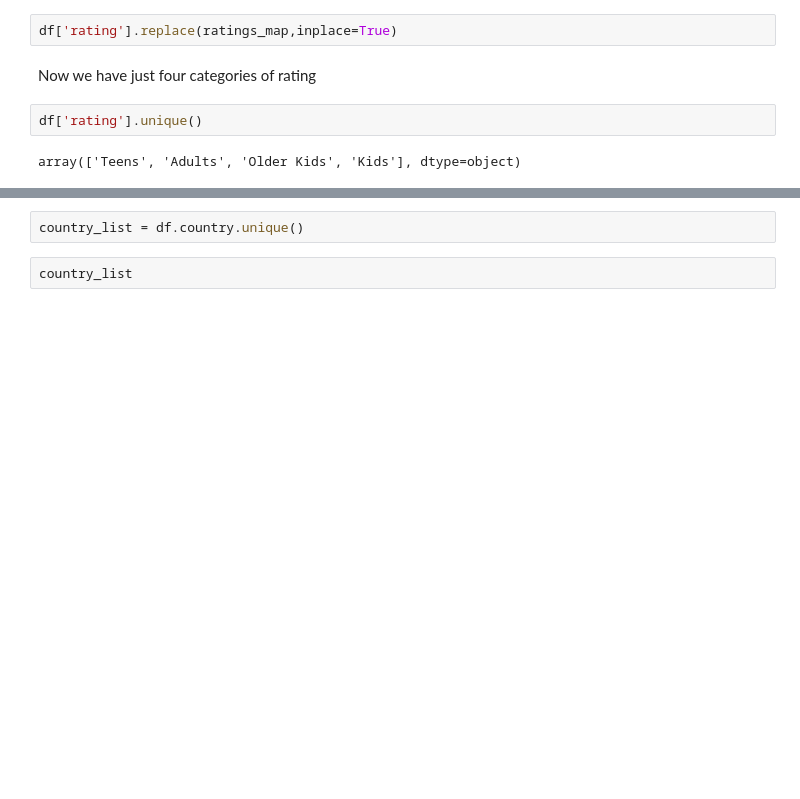
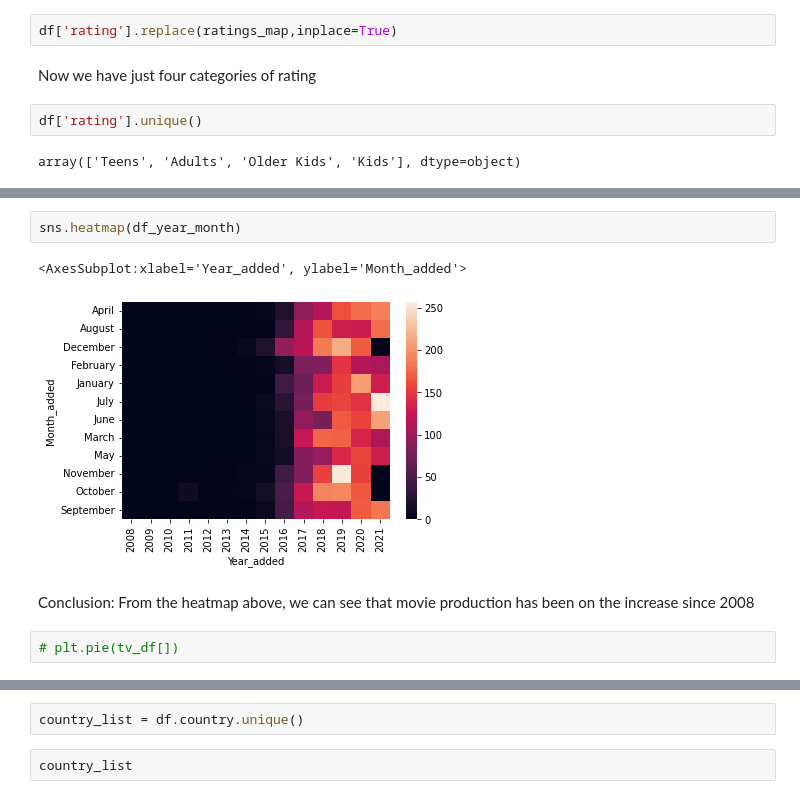
Before and after one commit to luscious-dev/netflix_eda, a Jupyter notebook: my_netflix_eda.ipynb, the cells around one changed output, grey strips where cells are left out. Drawn from its saved outputs; the diff is of its cells as text; blank space fills up the shorter version.

```diff
--- a/my_netflix_eda.ipynb
+++ b/my_netflix_eda.ipynb
@@ -229,0 +340,9 @@ array(['Teens', 'Adults', 'Older Kids', 'Kids'], dtype=object)
+# %%
+sns.heatmap(df_year_month)
+# %% [output]
+<AxesSubplot:xlabel='Year_added', ylabel='Month_added'>
+[figure, added]
+# %% [markdown]
+Conclusion: From the heatmap above, we can see that movie production has been on the increase since 2008
+# %%
+# plt.pie(tv_df[])
```
Also changed, not shown: parts of 28 cells of this notebook.
